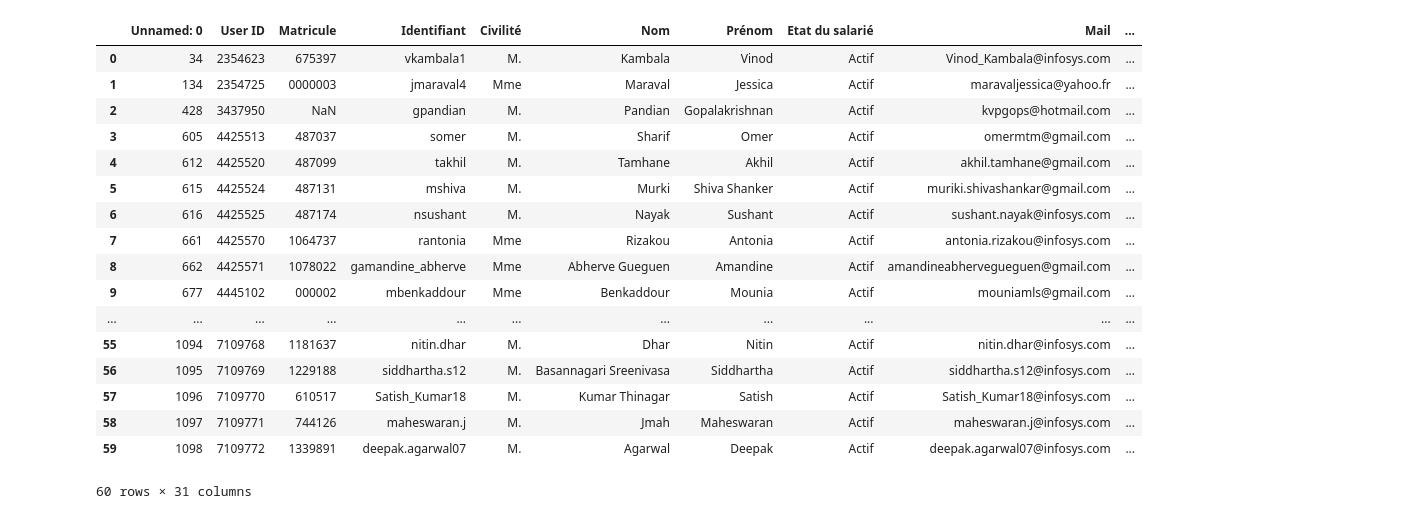
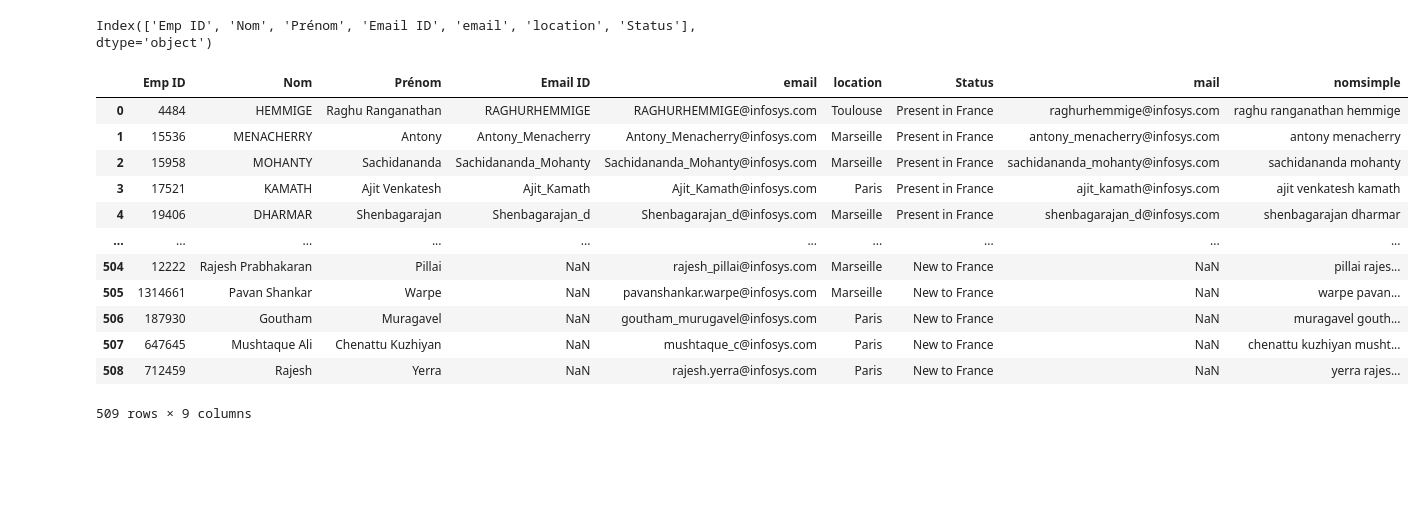
Before and after one commit to clementsoullard/sudoku-resolver, a Jupyter notebook: comiteo/Miseajourcomiteo.ipynb, the cells around one changed output. Saved outputs shown, nothing was run; the diff lists cells and outputs as text; code cells hidden in the pictures; blank space fills up the shorter version.

```diff
--- a/comiteo/Miseajourcomiteo.ipynb
+++ b/comiteo/Miseajourcomiteo.ipynb
@@ -1,27 +1,33 @@
 # %%
 import pandas as pd
-employees=pd.read_excel("20231115-employees.xlsx")
-users
+employees=pd.read_excel("20240108-employees-dec.xlsx", dtype={'Emp ID': "str"})
 
-usersexclus=pd.read_excel("excluded-employees.xlsx", dtype={'Matricule': "str"})
+
+print(employees.columns)
+
+
+employees["mail"]=employees["Email ID"]+"@infosys.com"
+employees["mail"]=employees["mail"].str.lower()
+# Construction de la colonne nom simple qui contient une concaténation du prénom et du nom en minuscule
+employees["nomsimple"]= employees["Prénom"]+" "+employees["Nom"]
+employees["nomsimple"]=employees["nomsimple"].str.lower().str.replace("é","e").replace("è","e").replace("ì","i")
+employees["nomsimple"]=employees["nomsimple"].fillna("")
+
+employees
 # %% [output]
+Index(['Emp ID', 'Nom', 'Prénom', 'Email ID', 'email', 'location', 'Status'], dtype='object')
-|  | Unnamed: 0 | User ID | Matricule | Identifiant | Civilité | Nom | Prénom | Etat du salarié | Mail | ... |
-| 0 | 34 | 2354623 | 675397 | vkambala1 | M. | Kambala | Vinod | Actif | Vinod_Kambala@infosys.com | ... |
-| 1 | 134 | 2354725 | 0000003 | jmaraval4 | Mme | Maraval | Jessica | Actif | maravaljessica@yahoo.fr | ... |
-| 2 | 428 | 3437950 | NaN | gpandian | M. | Pandian | Gopalakrishnan | Actif | kvpgops@hotmail.com | ... |
-| 3 | 605 | 4425513 | 487037 | somer | M. | Sharif | Omer | Actif | omermtm@gmail.com | ... |
-| 4 | 612 | 4425520 | 487099 | takhil | M. | Tamhane | Akhil | Actif | akhil.tamhane@gmail.com | ... |
-| 5 | 615 | 4425524 | 487131 | mshiva | M. | Murki | Shiva Shanker | Actif | muriki.shivashankar@gmail.com | ... |
-| 6 | 616 | 4425525 | 487174 | nsushant | M. | Nayak | Sushant | Actif | sushant.nayak@infosys.com | ... |
-| 7 | 661 | 4425570 | 1064737 | rantonia | Mme | Rizakou | Antonia | Actif | antonia.rizakou@infosys.com | ... |
-| 8 | 662 | 4425571 | 1078022 | gamandine_abherve | Mme | Abherve Gueguen | Amandine | Actif | amandineabhervegueguen@gmail.com | ... |
-| 9 | 677 | 4445102 | 000002 | mbenkaddour | Mme | Benkaddour | Mounia | Actif | mouniamls@gmail.com | ... |
-| ... | ... | ... | ... | ... | ... | ... | ... | ... | ... | ... |
-| 55 | 1094 | 7109768 | 1181637 | nitin.dhar | M. | Dhar | Nitin | Actif | nitin.dhar@infosys.com | ... |
-| 56 | 1095 | 7109769 | 1229188 | siddhartha.s12 | M. | Basannagari Sreenivasa | Siddhartha | Actif | siddhartha.s12@infosys.com | ... |
-| 57 | 1096 | 7109770 | 610517 | Satish_Kumar18 | M. | Kumar Thinagar | Satish | Actif | Satish_Kumar18@infosys.com | ... |
-| 58 | 1097 | 7109771 | 744126 | maheswaran.j | M. | Jmah | Maheswaran | Actif | maheswaran.j@infosys.com | ... |
-| 59 | 1098 | 7109772 | 1339891 | deepak.agarwal07 | M. | Agarwal | Deepak | Actif | deepak.agarwal07@infosys.com | ... |
+|  | Emp ID | Nom | Prénom | Email ID | email | location | Status | mail | nomsimple |
+| 0 | 4484 | HEMMIGE | Raghu Ranganathan | RAGHURHEMMIGE | RAGHURHEMMIGE@infosys.com | Toulouse | Present in France | raghurhemmige@infosys.com | raghu ranganathan hemmige |
+| 1 | 15536 | MENACHERRY | Antony | Antony_Menacherry | Antony_Menacherry@infosys.com | Marseille | Present in France | antony_menacherry@infosys.com | antony menacherry |
+| 2 | 15958 | MOHANTY | Sachidananda | Sachidananda_Mohanty | Sachidananda_Mohanty@infosys.com | Marseille | Present in France | sachidananda_mohanty@infosys.com | sachidananda mohanty |
+| 3 | 17521 | KAMATH | Ajit Venkatesh | Ajit_Kamath | Ajit_Kamath@infosys.com | Paris | Present in France | ajit_kamath@infosys.com | ajit venkatesh kamath |
+| 4 | 19406 | DHARMAR | Shenbagarajan | Shenbagarajan_d | Shenbagarajan_d@infosys.com | Marseille | Present in France | shenbagarajan_d@infosys.com | shenbagarajan dharmar |
+| ... | ... | ... | ... | ... | ... | ... | ... | ... | ... |
+| 504 | 12222 | Rajesh Prabhakaran | Pillai | NaN | rajesh_pillai@infosys.com | Marseille | New to France | NaN | pillai rajes... |
+| 505 | 1314661 | Pavan Shankar | Warpe | NaN | pavanshankar.warpe@infosys.com | Marseille | New to France | NaN | warpe pavan... |
+| 506 | 187930 | Goutham | Muragavel | NaN | goutham_murugavel@infosys.com | Paris | New to France | NaN | muragavel gouth... |
+| 507 | 647645 | Mushtaque Ali | Chenattu Kuzhiyan | NaN | mushtaque_c@infosys.com | Paris | New to France | NaN | chenattu kuzhiyan musht... |
+| 508 | 712459 | Rajesh | Yerra | NaN | rajesh.yerra@infosys.com | Paris | New to France | NaN | yerra rajes... |
-60 rows × 31 columns
+509 rows × 9 columns
 # %%
 #Users est pris d'un extract Comitéo. : Liste des utilisateurs actifs et désactivés (sans adresse)
```
Also changed, not shown: parts of 3 cells of this notebook.
